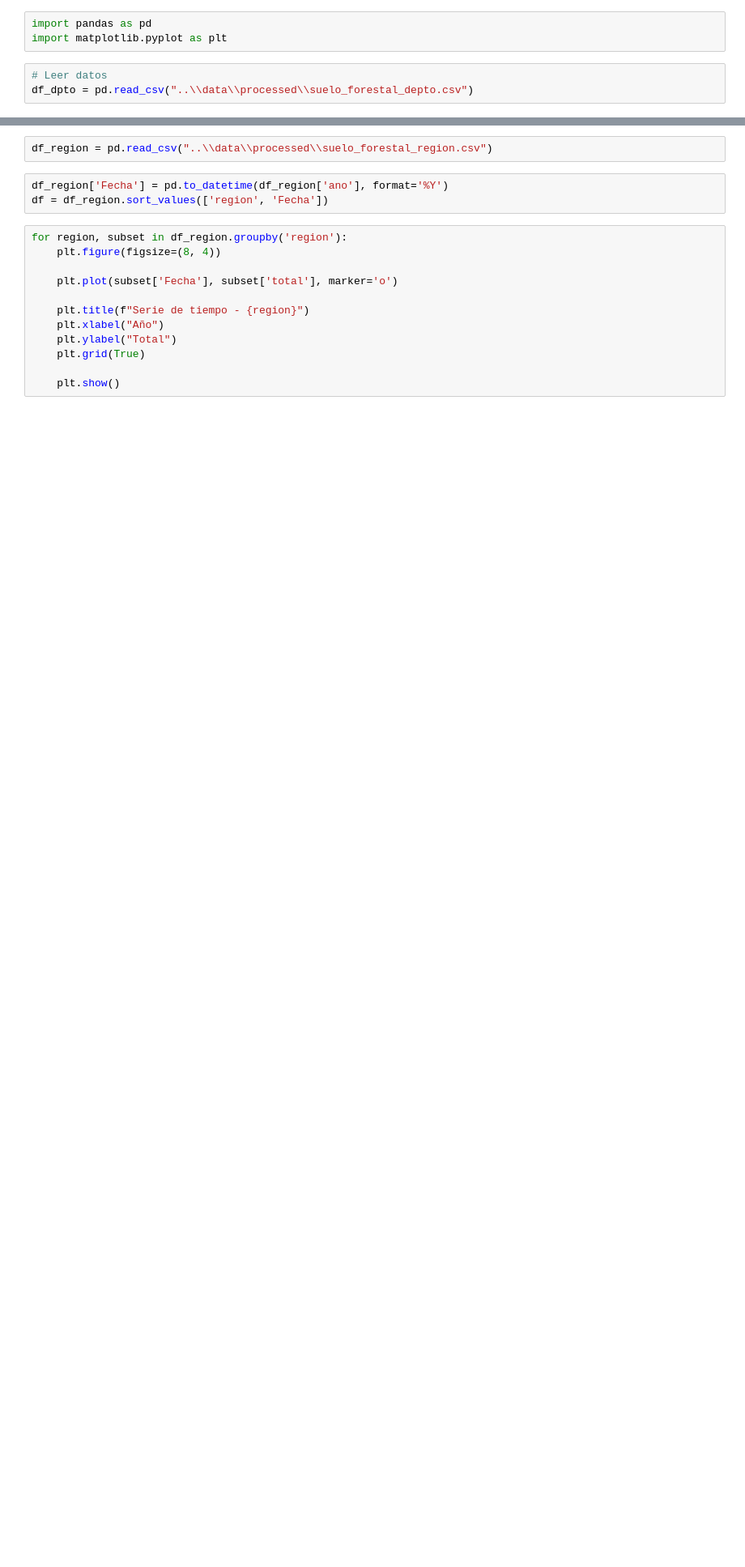
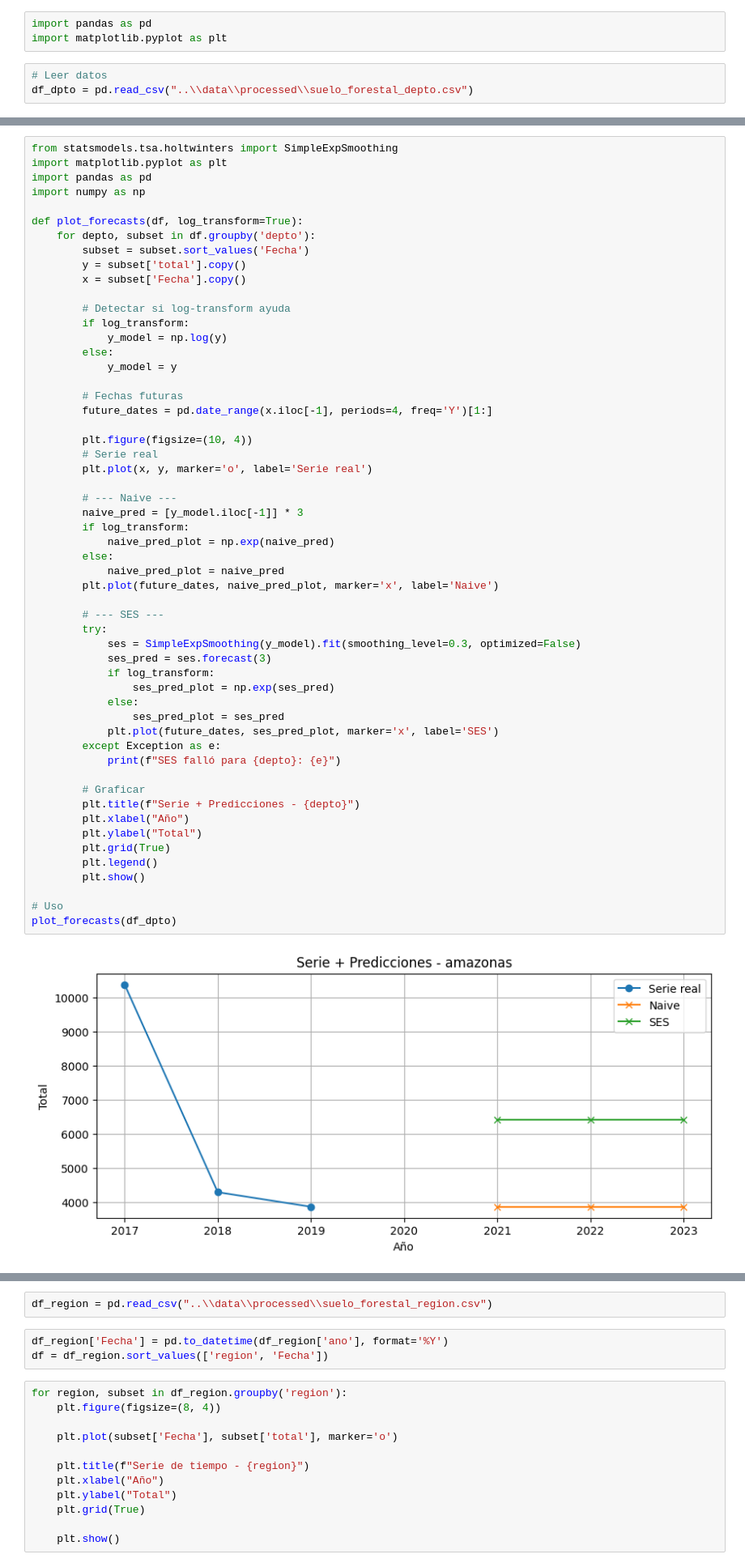
Before and after one commit to JeronimoVasquez/DatosAlEcosistema_RetoITM, a Jupyter notebook: notebooks/Serie_tiempo.ipynb, the cells around one changed output, grey strips where cells are left out. Shown at 81% size. Saved outputs shown, nothing was run; the diff lists cells and outputs as text; blank space fills up the shorter version.

```diff
--- a/notebooks/Serie_tiempo.ipynb
+++ b/notebooks/Serie_tiempo.ipynb
@@ -46 +35,58 @@ for depto, subset in df_dpto.groupby('depto'):
 ... (20 outputs left out)
+# %%
+from statsmodels.tsa.holtwinters import SimpleExpSmoothing
+import matplotlib.pyplot as plt
+import pandas as pd
+import numpy as np
+
+def plot_forecasts(df, log_transform=True):
+    for depto, subset in df.groupby('depto'):
+        subset = subset.sort_values('Fecha')
+        y = subset['total'].copy()
+        x = subset['Fecha'].copy()
+
+        # Detectar si log-transform ayuda
+        if log_transform:
+            y_model = np.log(y)
+        else:
+            y_model = y
+
+        # Fechas futuras
+        future_dates = pd.date_range(x.iloc[-1], periods=4, freq='Y')[1:]
+
+        plt.figure(figsize=(10, 4))
+        # Serie real
+        plt.plot(x, y, marker='o', label='Serie real')
+
+        # --- Naive ---
+        naive_pred = [y_model.iloc[-1]] * 3
+        if log_transform:
+            naive_pred_plot = np.exp(naive_pred)
+        else:
+            naive_pred_plot = naive_pred
+        plt.plot(future_dates, naive_pred_plot, marker='x', label='Naive')
+
+        # --- SES ---
+        try:
+            ses = SimpleExpSmoothing(y_model).fit(smoothing_level=0.3, optimized=False)
+            ses_pred = ses.forecast(3)
+            if log_transform:
+                ses_pred_plot = np.exp(ses_pred)
+            else:
+                ses_pred_plot = ses_pred
+            plt.plot(future_dates, ses_pred_plot, marker='x', label='SES')
+        except Exception as e:
+            print(f"SES falló para {depto}: {e}")
+
+        # Graficar
+        plt.title(f"Serie + Predicciones - {depto}")
+        plt.xlabel("Año")
+        plt.ylabel("Total")
+        plt.grid(True)
+        plt.legend()
+        plt.show()
+
+# Uso
+plot_forecasts(df_dpto)
+# %% [output]
+[figure, added]
```
Also changed, not shown: parts of 4 cells of this notebook.
